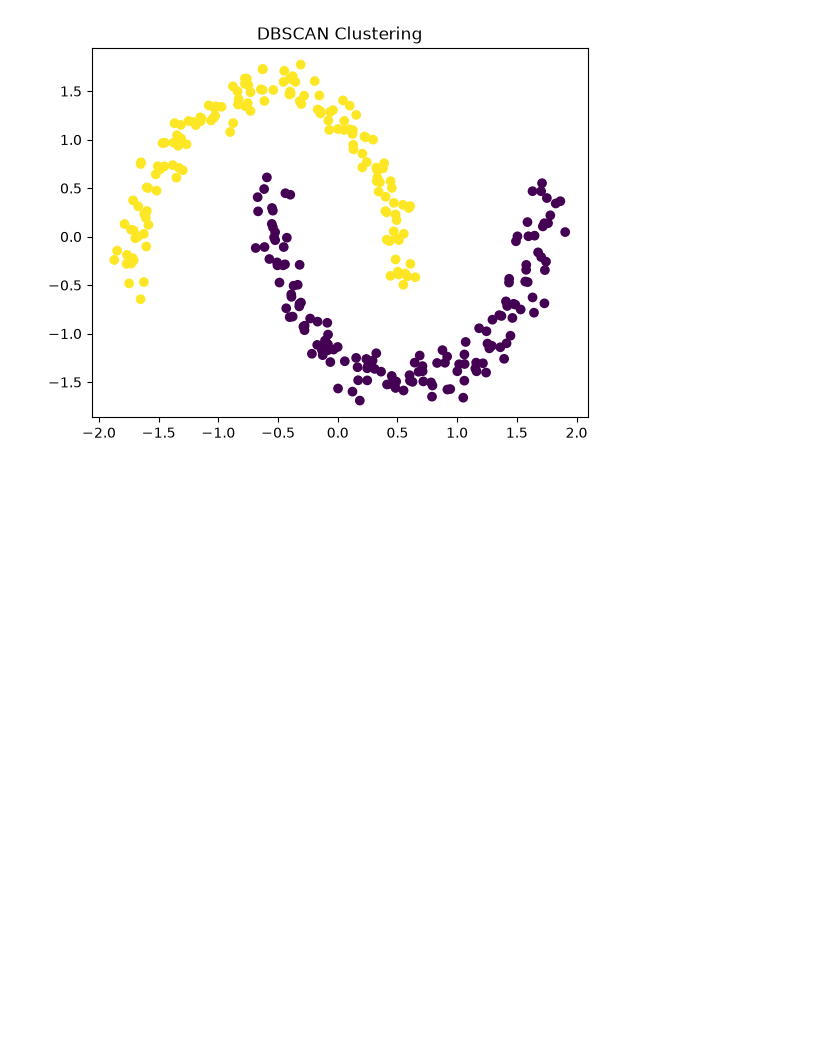
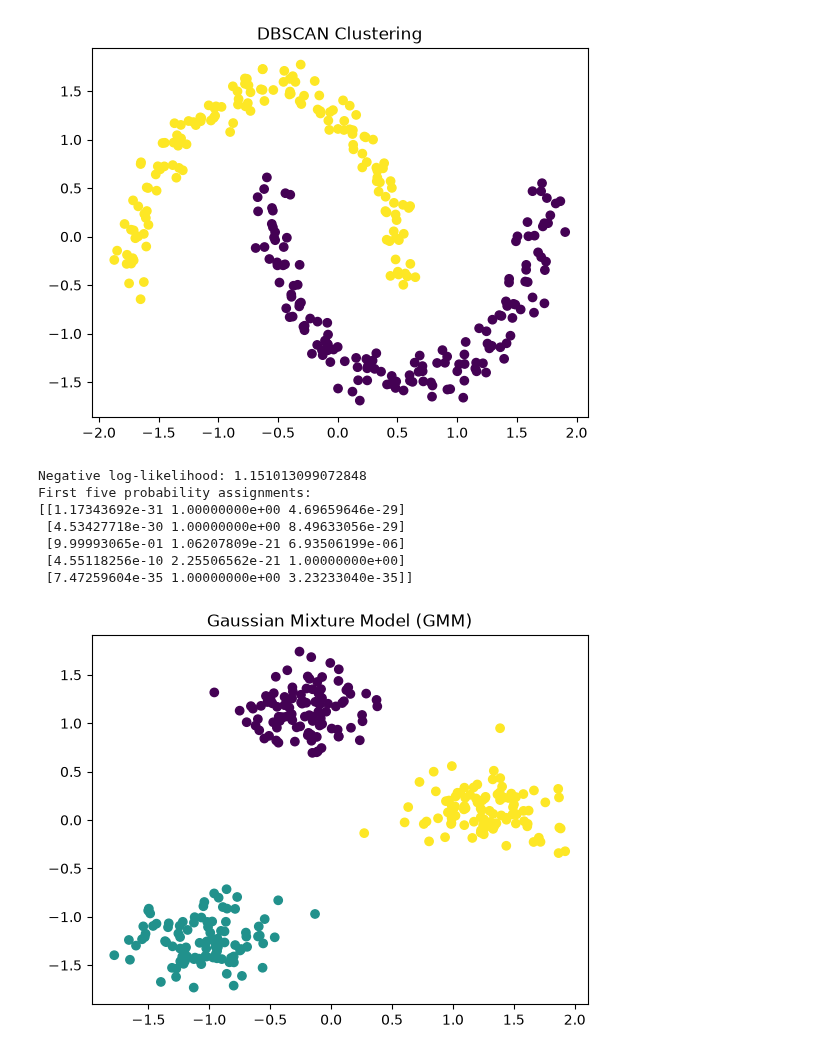
Before and after one commit to ibtisamafzal/AI-ML-NETSOL, a Jupyter notebook: 26. Unsupervised Learning/26.Unsupervised_Learning.ipynb, the cells around one changed output. Cells and saved outputs as stored; diff of their text form; code cells hidden in the pictures; blank space fills up the shorter version.

```diff
--- a/26. Unsupervised Learning/26.Unsupervised_Learning.ipynb
+++ b/26. Unsupervised Learning/26.Unsupervised_Learning.ipynb
@@ -125,0 +128,43 @@ Noise points: 0
+# %%
+import matplotlib.pyplot as plt
+from sklearn.mixture import GaussianMixture
+from sklearn.datasets import make_blobs
+from sklearn.preprocessing import StandardScaler
+
+# Generate Unlabeled Dataset
+X,_ = make_blobs(
+    n_samples=300,
+    centers=3,
+    cluster_std=1.5,
+    random_state=42
+)
+
+# Scale Features
+X = StandardScaler().fit_transform(X)
+
+model = GaussianMixture(
+    n_components=3,
+    covariance_type="full",
+    random_state=42
+)
+
+model.fit(X)
+
+labels = model.predict(X)
+probabilities = model.predict_proba(X)
+print("Negative log-likelihood:", -model.score(X))
+print("First five probability assignments:")
+print(probabilities[:5])
+
+plt.scatter(X[:, 0], X[:, 1], c=labels)
+plt.title("Gaussian Mixture Model (GMM)")
+plt.show()
+# %% [output]
+Negative log-likelihood: 1.151013099072848
+First five probability assignments:
+[[1.17343692e-31 1.00000000e+00 4.69659646e-29]
+ [4.53427718e-30 1.00000000e+00 8.49633056e-29]
+ [9.99993065e-01 1.06207809e-21 6.93506199e-06]
+ [4.55118256e-10 2.25506562e-21 1.00000000e+00]
+ [7.47259604e-35 1.00000000e+00 3.23233040e-35]]
+[figure, added]
```
Also changed, not shown: parts of 4 cells of this notebook, 1 other file.
